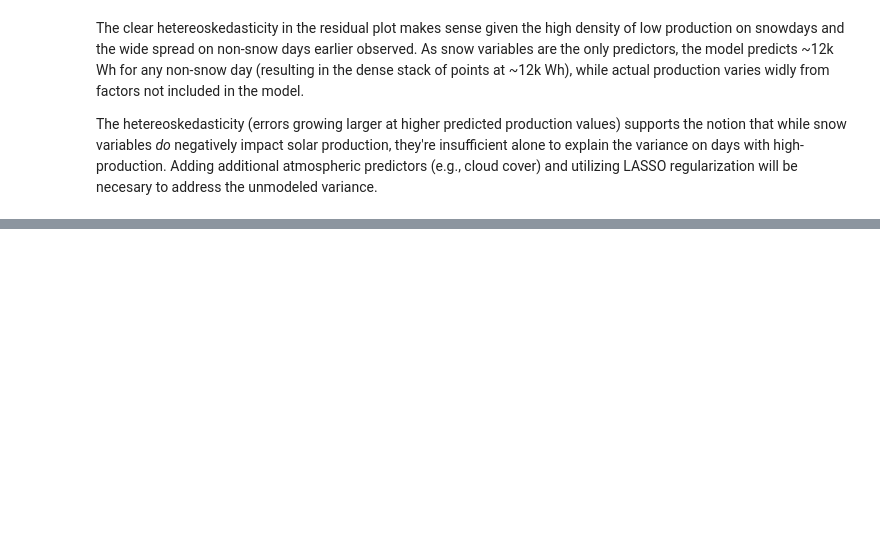
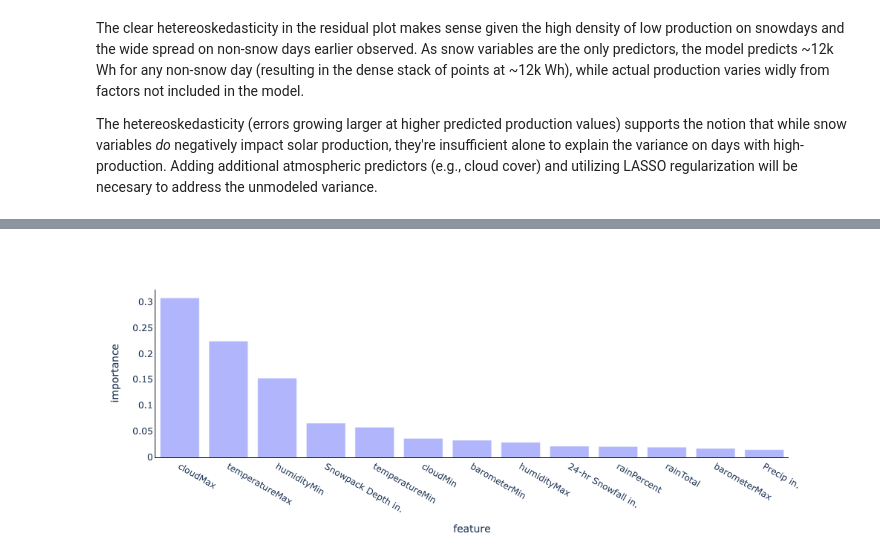
Before and after one commit to aemara04/DataScience_FinalProject, a Jupyter notebook: Q3(Snow)_Data_Science_Draft_Apr16.ipynb, the cells around one changed output, grey strips where cells are left out. Saved outputs shown, nothing was run; the diff lists cells and outputs as text; code cells hidden in the pictures; blank space fills up the shorter version.

```diff
--- a/Q3(Snow)_Data_Science_Draft_Apr16.ipynb
+++ b/Q3(Snow)_Data_Science_Draft_Apr16.ipynb
@@ -675,0 +1006,15 @@ snow_solar_mlr_res.show()
+# %%
+# feature_importances_
+
+feat_imp_strongest = (
+    pd.DataFrame({
+        'feature': X_test_strongest_scaled.columns,
+        'importance': strongest_rand_search.best_estimator_.feature_importances_
+    })
+    .sort_values(
+        by = 'importance',
+        ascending = False
+    )
+)
+
+feat_imp_strongest
@@ -675,0 +1036,26 @@ snow_solar_mlr_res.show()
+# %%
+# visualize importance
+
+rf_strongest_feat_imp = px.bar(
+    feat_imp_strongest,
+    x='feature',
+    y='importance',
+    barmode='overlay',
+    height=400,
+    title=''
+).update_xaxes(
+    showline=True,
+    linewidth=1,
+    linecolor='black'
+).update_yaxes(
+    showline=True,
+    linewidth=1,
+    linecolor='black'
+).update_layout(
+    title={'x': 0.5},
+    plot_bgcolor='rgba(0,0,0,0)'
+)
+
+rf_strongest_feat_imp.show()
+# %% [output]
+[figure, added]
```
Also changed, not shown: parts of 46 cells of this notebook.
